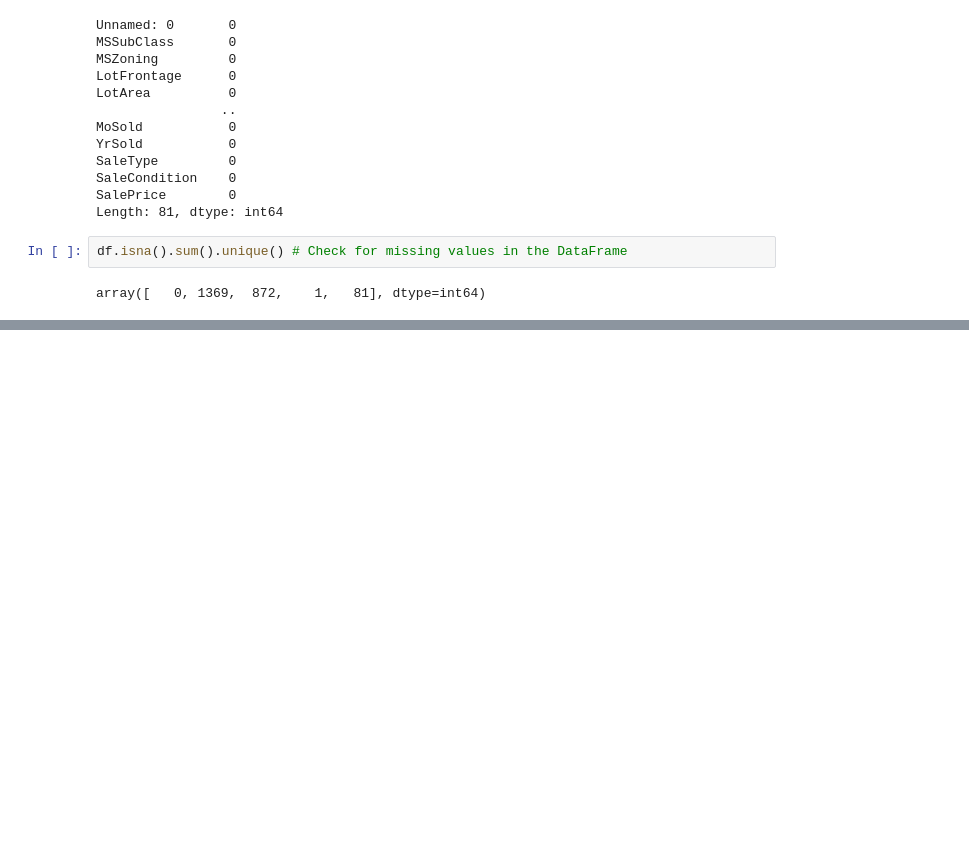
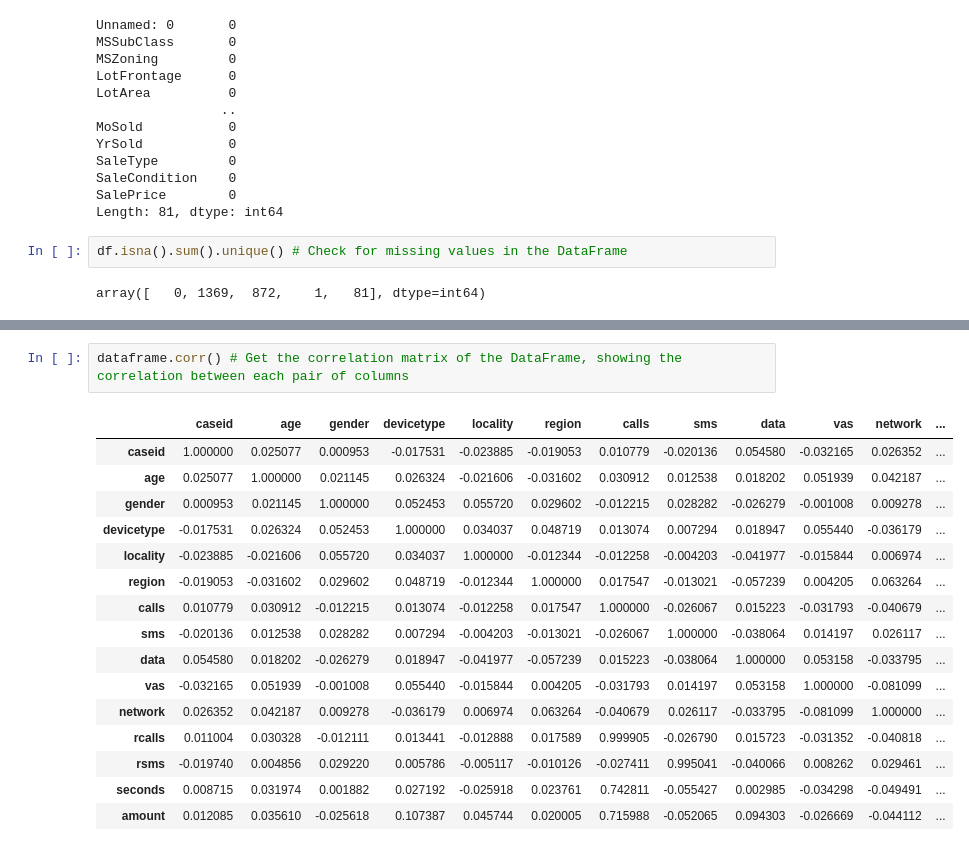
Before and after one commit to vivekkhillar/DS, a Jupyter notebook: practice/lep_2_practice.ipynb, the cells around one changed output, grey strips where cells are left out. Drawn from its saved outputs; the diff is of its cells as text; blank space fills up the shorter version.

```diff
--- a/practice/lep_2_practice.ipynb
+++ b/practice/lep_2_practice.ipynb
@@ -86,0 +139,19 @@ array([   0, 1369,  872,    1,   81], dtype=int64)
+# %%
+dataframe.corr() # Get the correlation matrix of the DataFrame, showing the correlation between each pair of columns
+# %% [output]
+|  | caseid | age | gender | devicetype | locality | region | calls | sms | data | vas | network | ... |
+| caseid | 1.000000 | 0.025077 | 0.000953 | -0.017531 | -0.023885 | -0.019053 | 0.010779 | -0.020136 | 0.054580 | -0.032165 | 0.026352 | ... |
+| age | 0.025077 | 1.000000 | 0.021145 | 0.026324 | -0.021606 | -0.031602 | 0.030912 | 0.012538 | 0.018202 | 0.051939 | 0.042187 | ... |
+| gender | 0.000953 | 0.021145 | 1.000000 | 0.052453 | 0.055720 | 0.029602 | -0.012215 | 0.028282 | -0.026279 | -0.001008 | 0.009278 | ... |
+| devicetype | -0.017531 | 0.026324 | 0.052453 | 1.000000 | 0.034037 | 0.048719 | 0.013074 | 0.007294 | 0.018947 | 0.055440 | -0.036179 | ... |
+| locality | -0.023885 | -0.021606 | 0.055720 | 0.034037 | 1.000000 | -0.012344 | -0.012258 | -0.004203 | -0.041977 | -0.015844 | 0.006974 | ... |
+| region | -0.019053 | -0.031602 | 0.029602 | 0.048719 | -0.012344 | 1.000000 | 0.017547 | -0.013021 | -0.057239 | 0.004205 | 0.063264 | ... |
+| calls | 0.010779 | 0.030912 | -0.012215 | 0.013074 | -0.012258 | 0.017547 | 1.000000 | -0.026067 | 0.015223 | -0.031793 | -0.040679 | ... |
+| sms | -0.020136 | 0.012538 | 0.028282 | 0.007294 | -0.004203 | -0.013021 | -0.026067 | 1.000000 | -0.038064 | 0.014197 | 0.026117 | ... |
+| data | 0.054580 | 0.018202 | -0.026279 | 0.018947 | -0.041977 | -0.057239 | 0.015223 | -0.038064 | 1.000000 | 0.053158 | -0.033795 | ... |
+| vas | -0.032165 | 0.051939 | -0.001008 | 0.055440 | -0.015844 | 0.004205 | -0.031793 | 0.014197 | 0.053158 | 1.000000 | -0.081099 | ... |
+| network | 0.026352 | 0.042187 | 0.009278 | -0.036179 | 0.006974 | 0.063264 | -0.040679 | 0.026117 | -0.033795 | -0.081099 | 1.000000 | ... |
+| rcalls | 0.011004 | 0.030328 | -0.012111 | 0.013441 | -0.012888 | 0.017589 | 0.999905 | -0.026790 | 0.015723 | -0.031352 | -0.040818 | ... |
+| rsms | -0.019740 | 0.004856 | 0.029220 | 0.005786 | -0.005117 | -0.010126 | -0.027411 | 0.995041 | -0.040066 | 0.008262 | 0.029461 | ... |
+| seconds | 0.008715 | 0.031974 | 0.001882 | 0.027192 | -0.025918 | 0.023761 | 0.742811 | -0.055427 | 0.002985 | -0.034298 | -0.049491 | ... |
+| amount | 0.012085 | 0.035610 | -0.025618 | 0.107387 | 0.045744 | 0.020005 | 0.715988 | -0.052065 | 0.094303 | -0.026669 | -0.044112 | ... |
```
Also changed, not shown: parts of 7 cells of this notebook, 2 other files.
